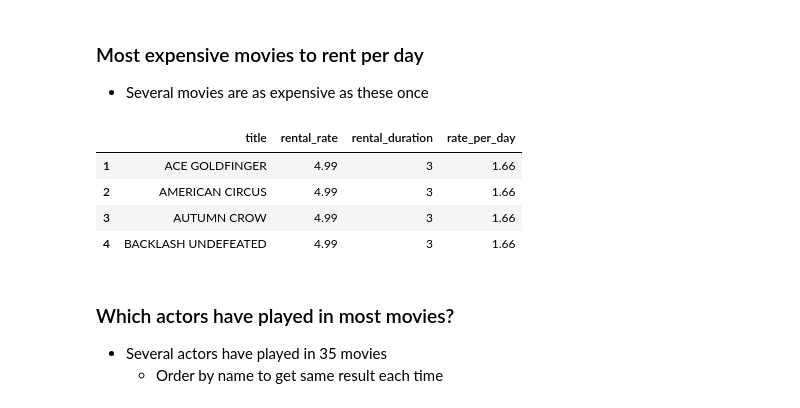
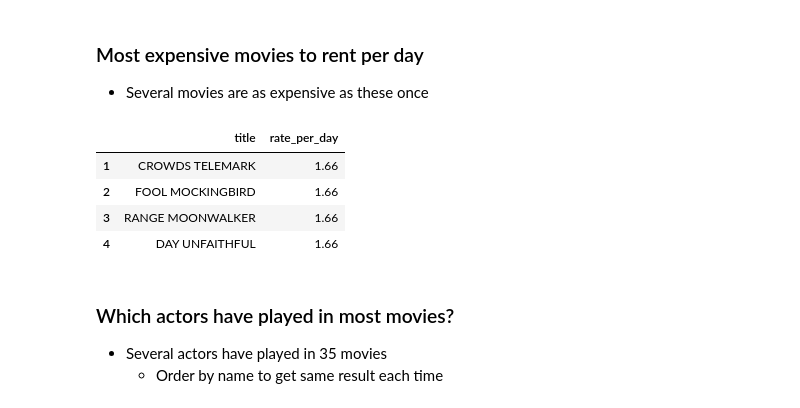
Before and after one commit to Anja-Sche/Lab_SQL_Anja_Scherwall_DE25, a Jupyter notebook: stakeholder_report.ipynb, the cells around one changed output. Saved outputs shown, nothing was run; the diff lists cells and outputs as text; code cells hidden in the pictures.

Commit message:
correcting query rent per day

```diff
--- a/stakeholder_report.ipynb
+++ b/stakeholder_report.ipynb
@@ -99,31 +98,26 @@ length_statistics
 ### Most expensive movies to rent per day
 - Several movies are as expensive as these once
 # %%
-# most expensive movies to rent per day
-# several movies are as expensive as these once
 most_expensive_movies = duckdb.sql("""
             SELECT
                 title,
-                rental_rate,
-                rental_duration,
                 ROUND(rental_rate / rental_duration, 2) AS rate_per_day
             FROM
                 film
+            GROUP BY rate_per_day, title
             ORDER BY
-                rate_per_day DESC,
-                title ASC
-            LIMIT
-                10;
+                rate_per_day DESC
+            LIMIT 10;
 """).df()
 most_expensive_movies.index = most_expensive_movies.index + 1
 
 most_expensive_movies.head(4)
 # %% [output]
-|  | title | rental_rate | rental_duration | rate_per_day |
-| 1 | ACE GOLDFINGER | 4.99 | 3 | 1.66 |
-| 2 | AMERICAN CIRCUS | 4.99 | 3 | 1.66 |
-| 3 | AUTUMN CROW | 4.99 | 3 | 1.66 |
-| 4 | BACKLASH UNDEFEATED | 4.99 | 3 | 1.66 |
+|  | title | rate_per_day |
+| 1 | CROWDS TELEMARK | 1.66 |
+| 2 | FOOL MOCKINGBIRD | 1.66 |
+| 3 | RANGE MOONWALKER | 1.66 |
+| 4 | DAY UNFAITHFUL | 1.66 |
 # %% [markdown]
 ### Which actors have played in most movies?
 - Several actors have played in 35 movies
```
Also changed, not shown: parts of 3 cells of this notebook, 1 other file.
